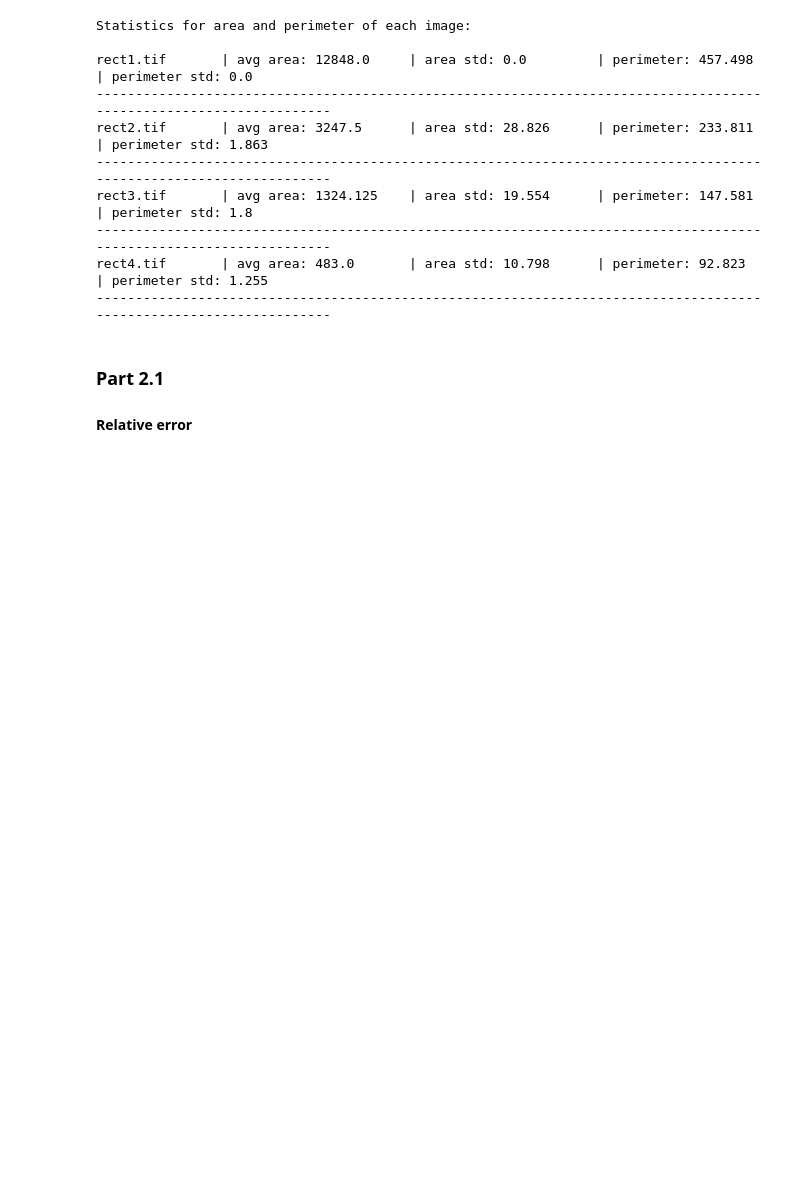
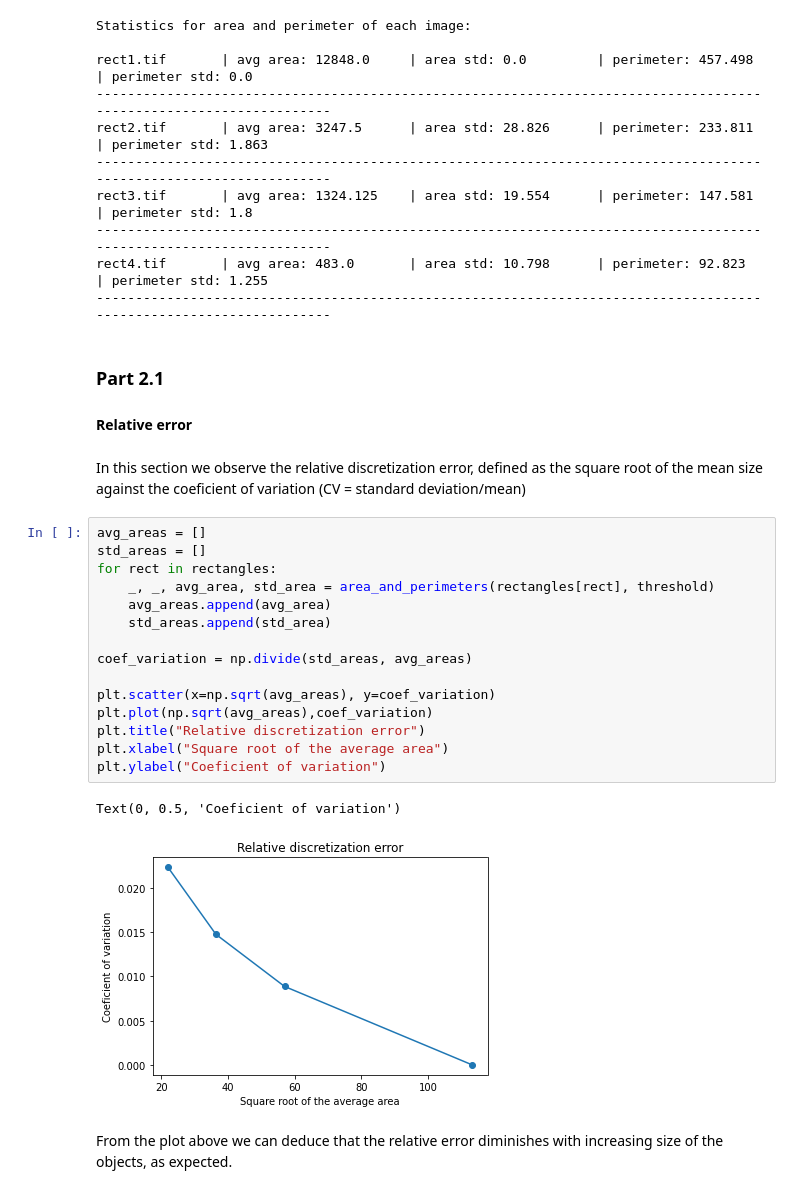
Before and after one commit to eleonoraieronimaki/image_analysis_assignment_2, a Jupyter notebook: assignment2.ipynb, the cells around one changed output. Drawn from its saved outputs; the diff is of its cells as text; blank space fills up the shorter version.

Commit message:
discretization error

```diff
--- a/assignment2.ipynb
+++ b/assignment2.ipynb
@@ -98,3 +98,25 @@ rect4.tif       | avg area: 483.0       | area std: 10.798      | perimeter: 92.
 # %% [markdown]
 <h3>Part 2.1</h3>
 <h4>Relative error</h4>
+# %% [markdown]
+In this section we observe the relative discretization error, defined as the square root of the mean size against the coeficient of variation (CV = standard deviation/mean)
+# %%
+avg_areas = []
+std_areas = []
+for rect in rectangles:
+    _, _, avg_area, std_area = area_and_perimeters(rectangles[rect], threshold)
+    avg_areas.append(avg_area)
+    std_areas.append(std_area)
+
+coef_variation = np.divide(std_areas, avg_areas)
+
+plt.scatter(x=np.sqrt(avg_areas), y=coef_variation)
+plt.plot(np.sqrt(avg_areas),coef_variation)
+plt.title("Relative discretization error")
+plt.xlabel("Square root of the average area")
+plt.ylabel("Coeficient of variation")
+# %% [output]
+Text(0, 0.5, 'Coeficient of variation')
+[figure, added]
+# %% [markdown]
+From the plot above we can deduce that the relative error diminishes with increasing size of the objects, as expected.
```
